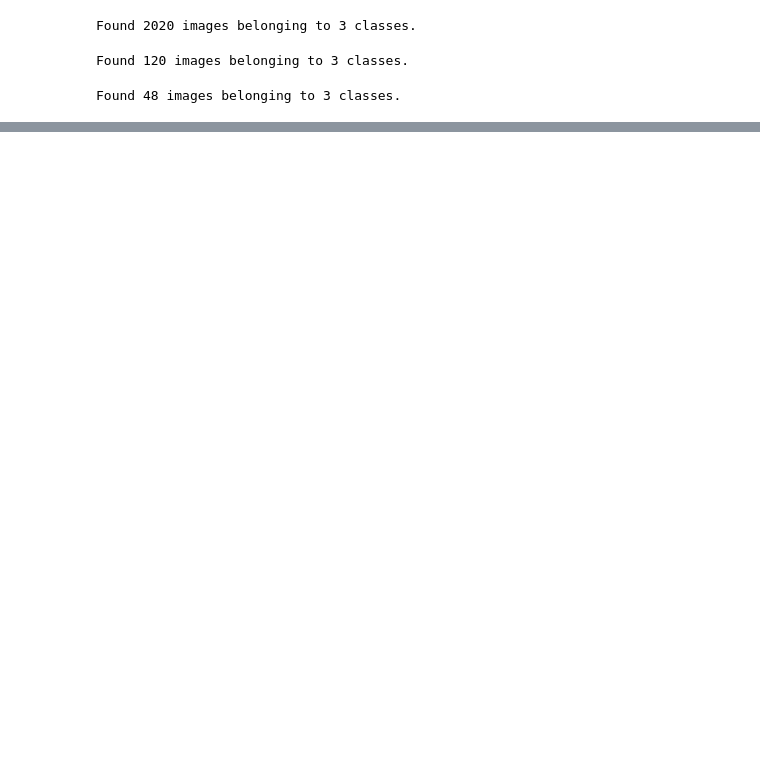
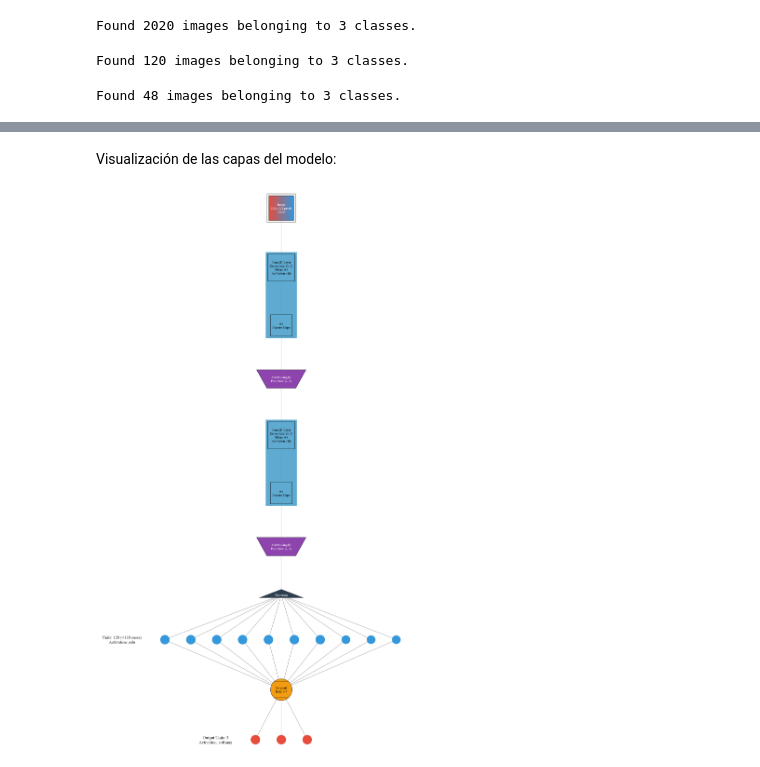
Before and after one commit to MartinBerestovoy/TPs_Chona, a Jupyter notebook: RedesNeuronalesConvolucionales/tp_final.ipynb, the cells around one changed output, grey strips where cells are left out. Cells and saved outputs as stored; diff of their text form; code cells hidden in the pictures; blank space fills up the shorter version.

```diff
--- a/RedesNeuronalesConvolucionales/tp_final.ipynb
+++ b/RedesNeuronalesConvolucionales/tp_final.ipynb
@@ -50,0 +79,10 @@ WARNING:tensorflow:From c:\Users\marti\AppData\Local\Programs\Python\Python311\L
+# %% [markdown]
+Visualización de las capas del modelo:
+# %%
+from IPython.display import Image
+
+os.environ["PATH"] += os.pathsep + 'A:/Downloads/Graphviz/bin'
+visualizer(model, file_format='png')
+Image(filename="./graph.png")
+# %% [output]
+[figure, added]
```
Also changed, not shown: parts of 9 cells of this notebook, 2 other files.
